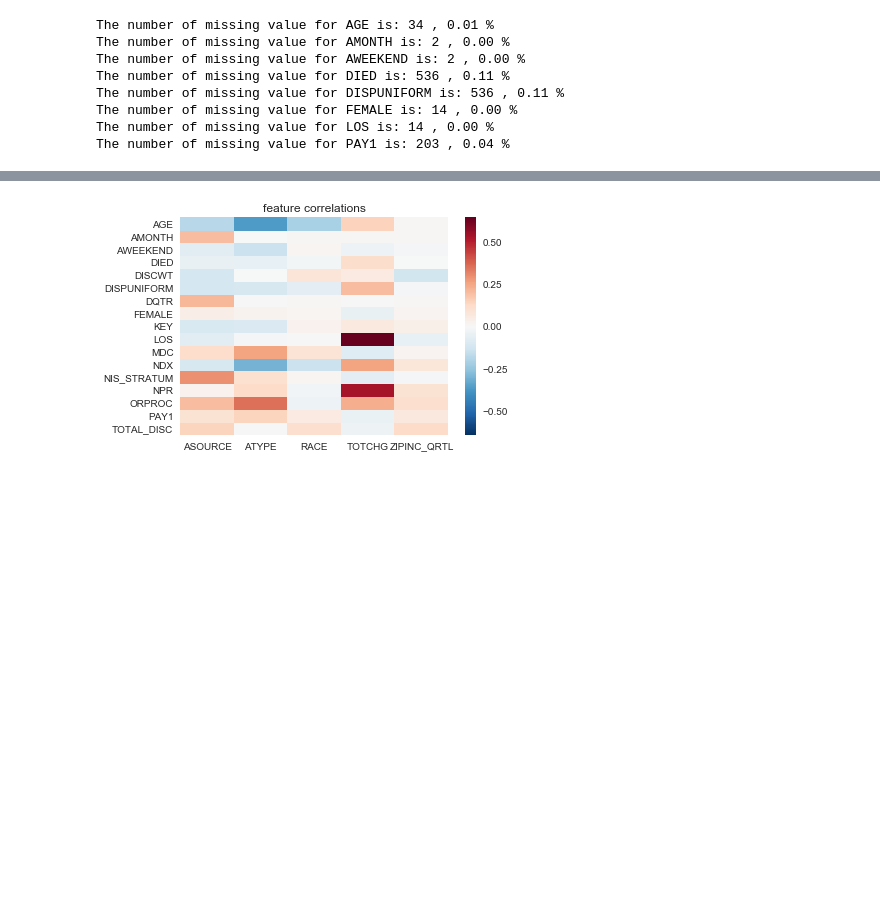
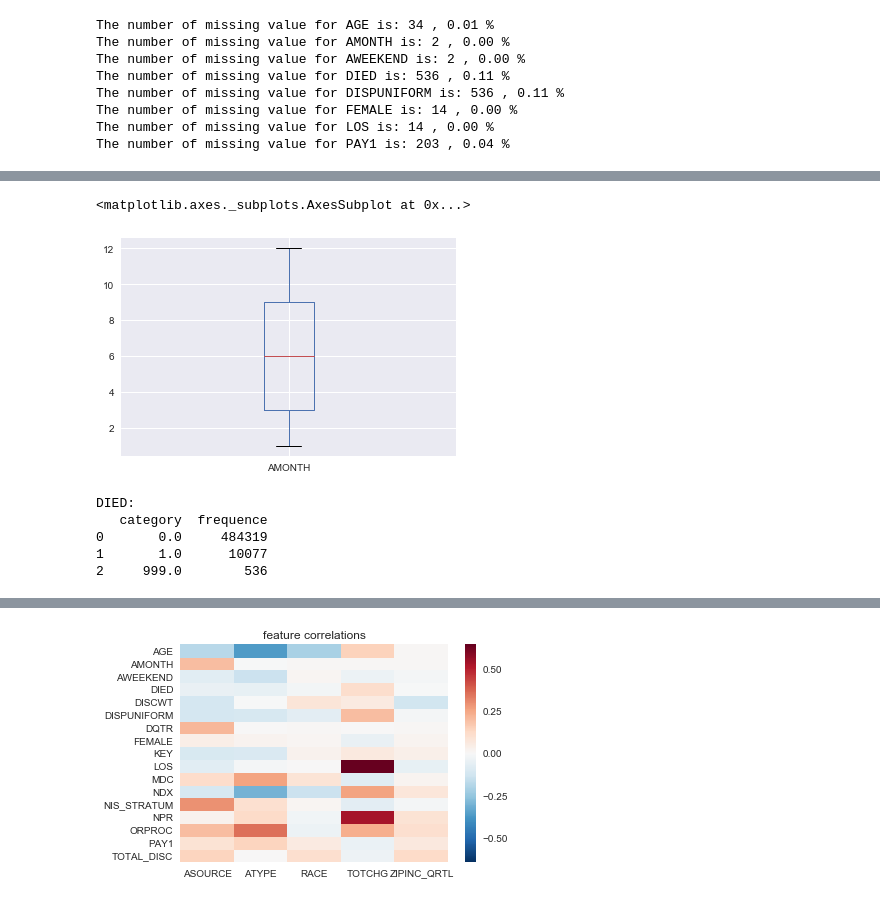
Before and after one commit to ShuyuanZhao/ML_Health_Care_Data_Imputation, a Jupyter notebook: ML-Project_EDA.ipynb, the cells around one changed output, grey strips where cells are left out. Cells and saved outputs as stored; diff of their text form; code cells hidden in the pictures; blank space fills up the shorter version.

```diff
--- a/ML-Project_EDA.ipynb
+++ b/ML-Project_EDA.ipynb
@@ -180,0 +178,14 @@ The number of missing value for PAY1 is: 203 , 0.04 %
+# %%
+df.loc[:,['AMONTH']].plot.box()
+# %% [output]
+<matplotlib.axes._subplots.AxesSubplot at 0x...>
+[figure, added]
+# %%
+print('DIED:')
+print(series_to_freq(df['DIED'].fillna(999)))
+# %% [output]
+DIED:
+   category  frequence
+0       0.0     484319
+1       1.0      10077
+2     999.0        536
```
Also changed, not shown: parts of 12 cells of this notebook, 1 other file.
